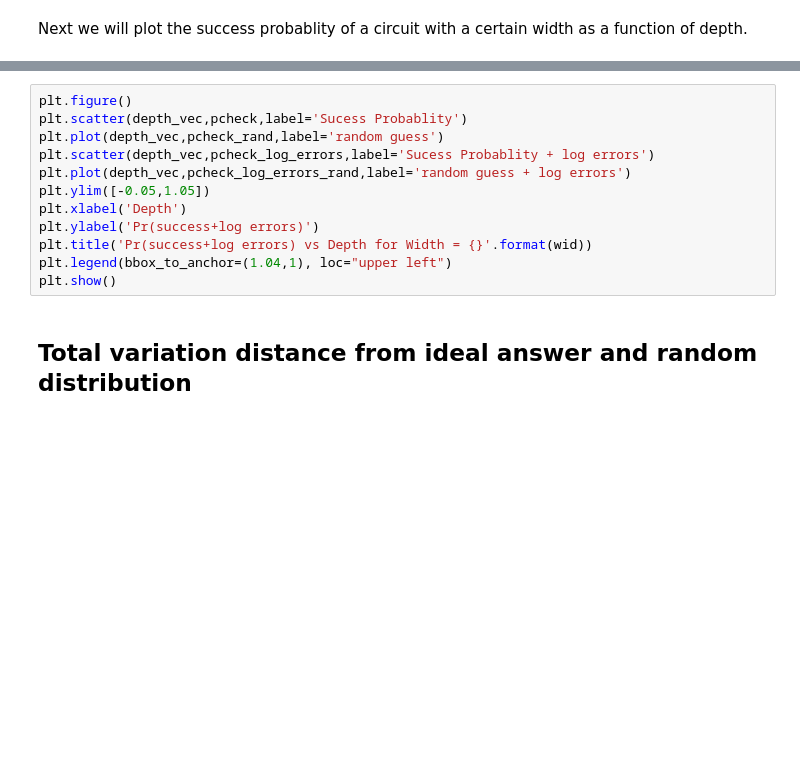
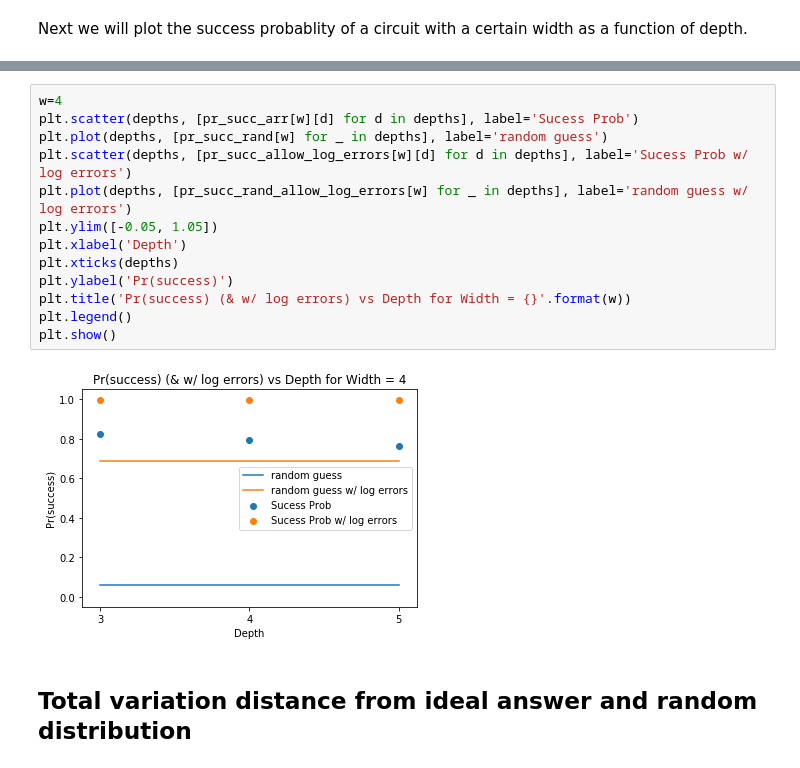
Before and after one commit to rigetti/forest-benchmarking, a Jupyter notebook: examples/volumetrics.ipynb, the cells around one changed output, grey strips where cells are left out. Saved outputs shown, nothing was run; the diff lists cells and outputs as text; blank space fills up the shorter version.

```diff
--- a/examples/volumetrics.ipynb
+++ b/examples/volumetrics.ipynb
@@ -463,17 +466,20 @@ So any string with hamming weight zero or one counts as a success.
 
 Such error metrics might be important in noisy near term algorithms where getting the exact answer is not vital.
 # %%
-plt.figure()
-plt.scatter(depth_vec,pcheck,label='Sucess Probablity')
-plt.plot(depth_vec,pcheck_rand,label='random guess')
-plt.scatter(depth_vec,pcheck_log_errors,label='Sucess Probablity + log errors')
-plt.plot(depth_vec,pcheck_log_errors_rand,label='random guess + log errors')
-plt.ylim([-0.05,1.05])
+w=4
+plt.scatter(depths, [pr_succ_arr[w][d] for d in depths], label='Sucess Prob')
+plt.plot(depths, [pr_succ_rand[w] for _ in depths], label='random guess')
+plt.scatter(depths, [pr_succ_allow_log_errors[w][d] for d in depths], label='Sucess Prob w/ log errors')
+plt.plot(depths, [pr_succ_rand_allow_log_errors[w] for _ in depths], label='random guess w/ log errors')
+plt.ylim([-0.05, 1.05])
 plt.xlabel('Depth')
-plt.ylabel('Pr(success+log errors)')
-plt.title('Pr(success+log errors) vs Depth for Width = {}'.format(wid))
-plt.legend(bbox_to_anchor=(1.04,1), loc="upper left")
+plt.xticks(depths)
+plt.ylabel('Pr(success)')
+plt.title('Pr(success) (& w/ log errors) vs Depth for Width = {}'.format(w))
+plt.legend()
 plt.show()
+# %% [output]
+[figure, added]
 # %% [markdown]
 ## Total variation distance from ideal answer and random distribution
 # %%
```
Also changed, not shown: parts of 40 cells of this notebook, 1 other file.
